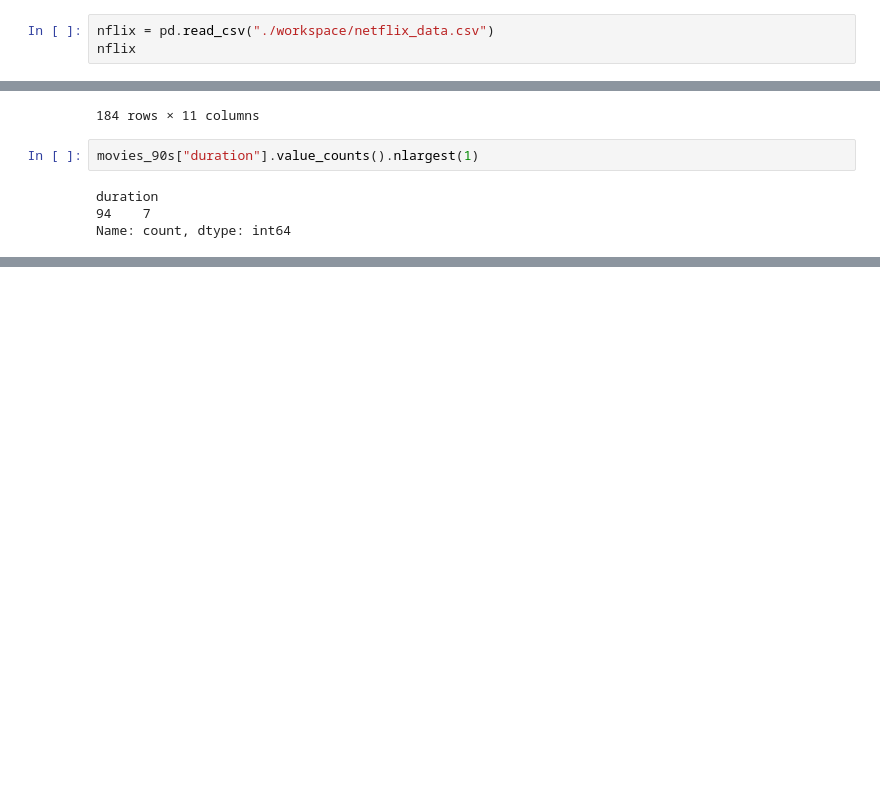
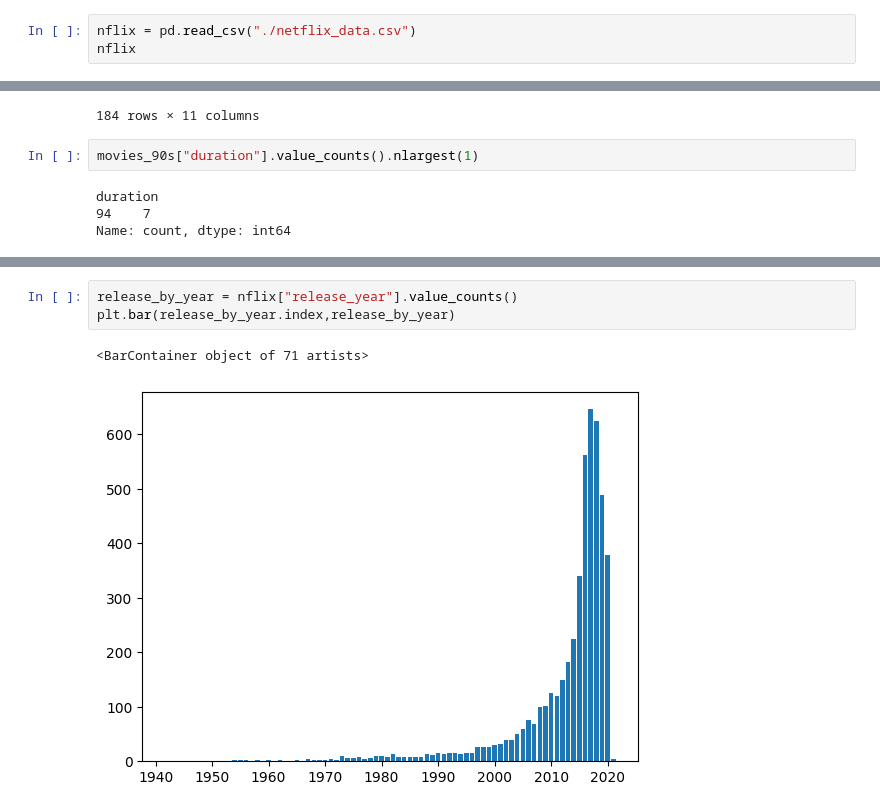
Before and after one commit to abhijeet-bhambere/exploratory_data_analysis, a Jupyter notebook: netflix-project-eda.ipynb, the cells around one changed output, grey strips where cells are left out. Drawn from its saved outputs; the diff is of its cells as text; blank space fills up the shorter version.

Commit message:
Added more visualizations ,more things coming soon!

```diff
--- a/netflix-project-eda.ipynb
+++ b/netflix-project-eda.ipynb
@@ -10,7 +10,7 @@ import pandas as pd
 import matplotlib.pyplot as plt
 import datetime as dt
 # %%
-nflix = pd.read_csv("./workspace/netflix_data.csv")
+nflix = pd.read_csv("./netflix_data.csv")
 nflix
 # %% [output]
 |  | show_id | type | title | director | cast | country | date_added | release_year | duration | ... |
@@ -133,0 +132,6 @@ movies_90s[(movies_90s["duration"]<90) & (movies_90s["type"]=="Movie") & (movies
+# %%
+release_by_year = nflix["release_year"].value_counts()
+plt.bar(release_by_year.index,release_by_year)
+# %% [output]
+<BarContainer object of 71 artists>
+[figure, added]
```
Also changed, not shown: parts of 21 cells of this notebook, 1 other file.
